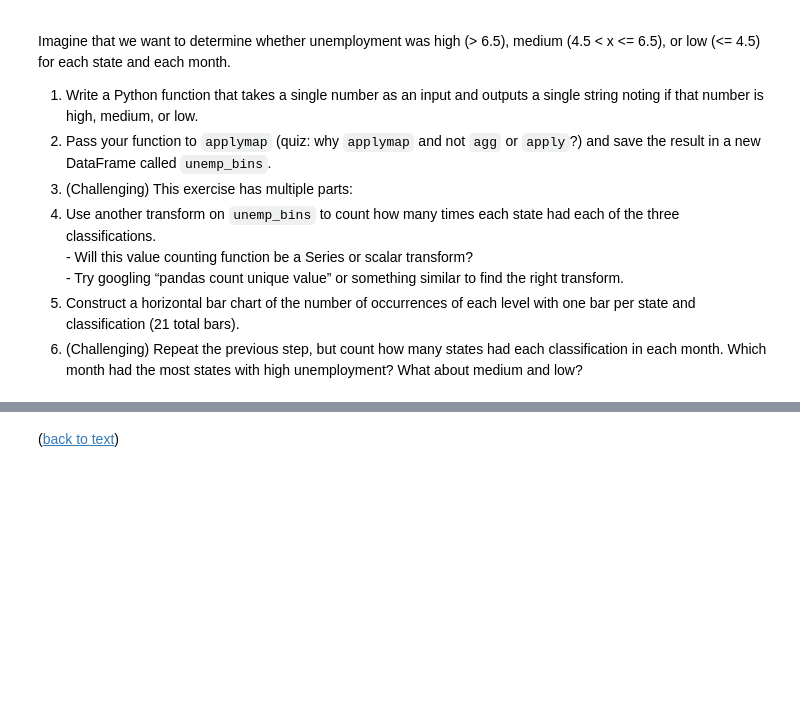
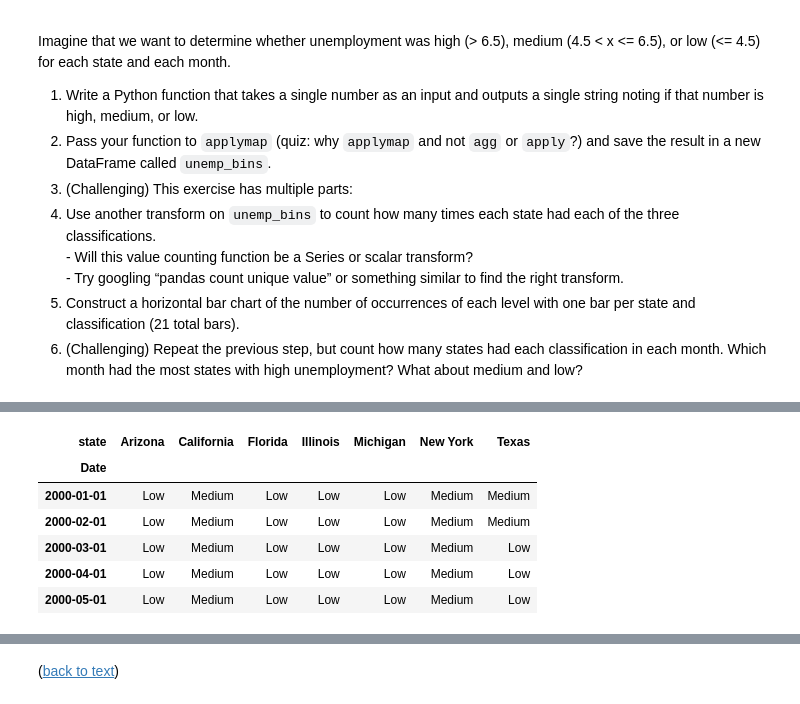
Before and after one commit to zyh-pku/Quant_Pandas, a Jupyter notebook: Index_pandas_9_files/2_basics.ipynb, the cells around one changed output, grey strips where cells are left out. Drawn from its saved outputs; the diff is of its cells as text; code cells hidden in the pictures; blank space fills up the shorter version.

```diff
--- a/Index_pandas_9_files/2_basics.ipynb
+++ b/Index_pandas_9_files/2_basics.ipynb
@@ -705,2 +824,15 @@ medium (4.5 < x <= 6.5), or low (<= 4.5) for each state and each month.
 # %%
 # Part 1: Write a Python function to classify unemployment levels.
+# Part 2: Pass your function from part 1 to applymap
+# unemp_bins = unemp.applymap#replace this comment with your code!!
+# .applymap is replaced by .map
+unemp_bins = unemp.map(lambda x: "High" if x > 6.5 else ("Low" if x <= 4.5 else "Medium"))
+unemp_bins.head()
+# %% [output]
+| state | Arizona | California | Florida | Illinois | Michigan | New York | Texas |
+| Date |  |  |  |  |  |  |  |
+| 2000-01-01 | Low | Medium | Low | Low | Low | Medium | Medium |
+| 2000-02-01 | Low | Medium | Low | Low | Low | Medium | Medium |
+| 2000-03-01 | Low | Medium | Low | Low | Low | Medium | Low |
+| 2000-04-01 | Low | Medium | Low | Low | Low | Medium | Low |
+| 2000-05-01 | Low | Medium | Low | Low | Low | Medium | Low |
```
Also changed, not shown: parts of 26 cells of this notebook.
